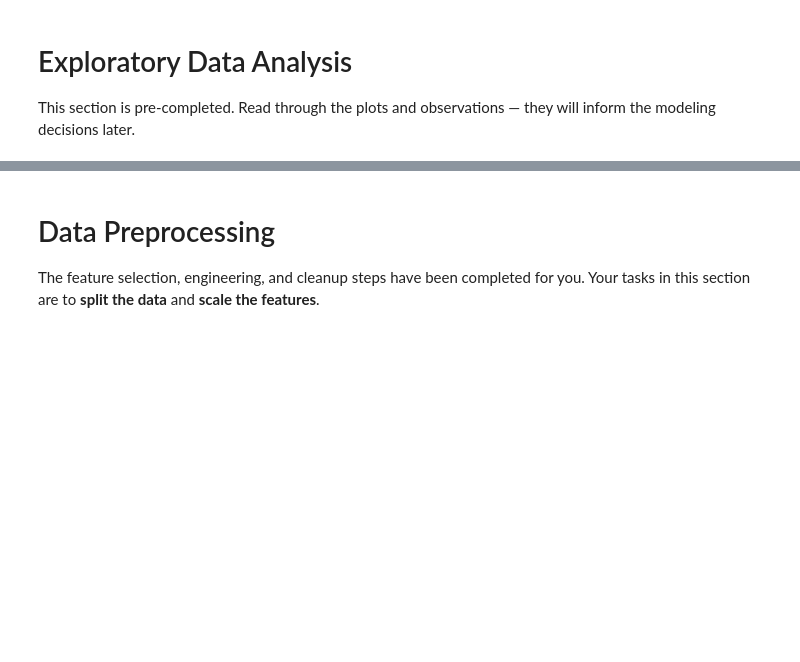
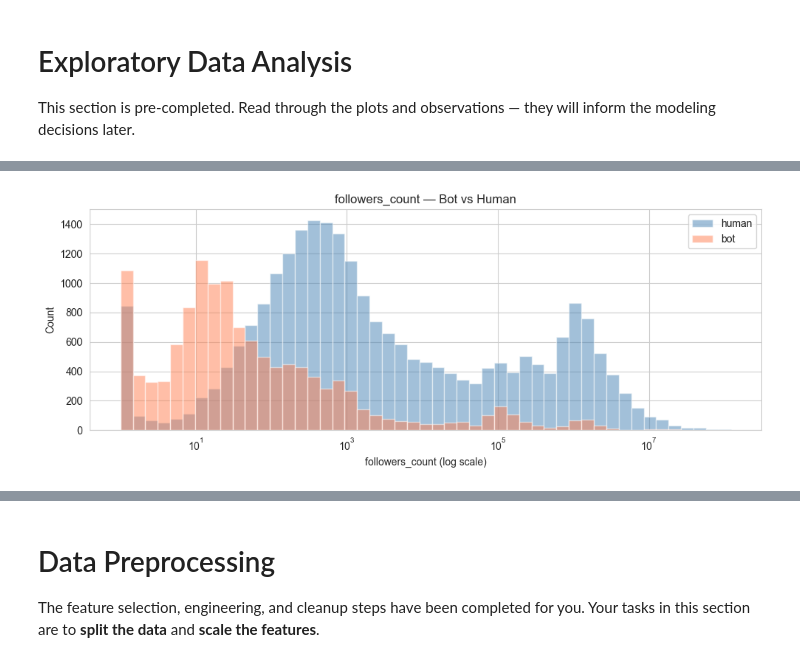
Before and after one commit to dougyd92/ML-Foudations, a Jupyter notebook: Projects/Project_2_Bot_or_Not_Classification.ipynb, the cells around one changed output, grey strips where cells are left out. Drawn from its saved outputs; the diff is of its cells as text; code cells hidden in the pictures; blank space fills up the shorter version.

```diff
--- a/Projects/Project_2_Bot_or_Not_Classification.ipynb
+++ b/Projects/Project_2_Bot_or_Not_Classification.ipynb
@@ -162,0 +199,22 @@ Note: Many of these features are likely heavily skewed. Consider using log-scale
+# %%
+def plot_feature_distribution(feature, use_log=False):
+    colors = {'human': 'steelblue', 'bot': 'coral'}
+    fig, ax = plt.subplots(figsize=(10, 4))
+    for label, color in colors.items():
+        subset = df[df['account_type'] == label][feature]
+        if use_log:
+            subset = subset.clip(lower=1)  # avoid log(0)
+            ax.hist(subset, bins=np.logspace(np.log10(1),np.log10(df[feature].max()),50), alpha=0.5, label=label, color=color, log=False)
+            ax.set_xscale('log')
+        else:
+            ax.hist(subset, bins=60, alpha=0.5, label=label, color=color)
+    ax.set_title(f'{feature} — Bot vs Human')
+    ax.set_xlabel(feature + (' (log scale)' if use_log else ''))
+    ax.set_ylabel('Count')
+    ax.legend()
+    plt.tight_layout()
+    plt.show()
+# %%
+plot_feature_distribution('followers_count', True)
+# %% [output]
+[figure, added]
```
Also changed, not shown: parts of 46 cells of this notebook.
